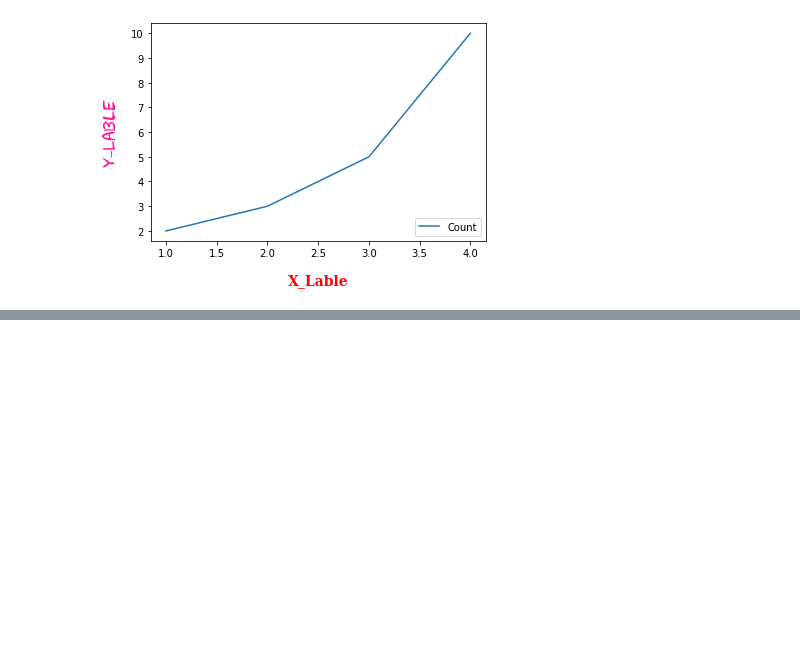
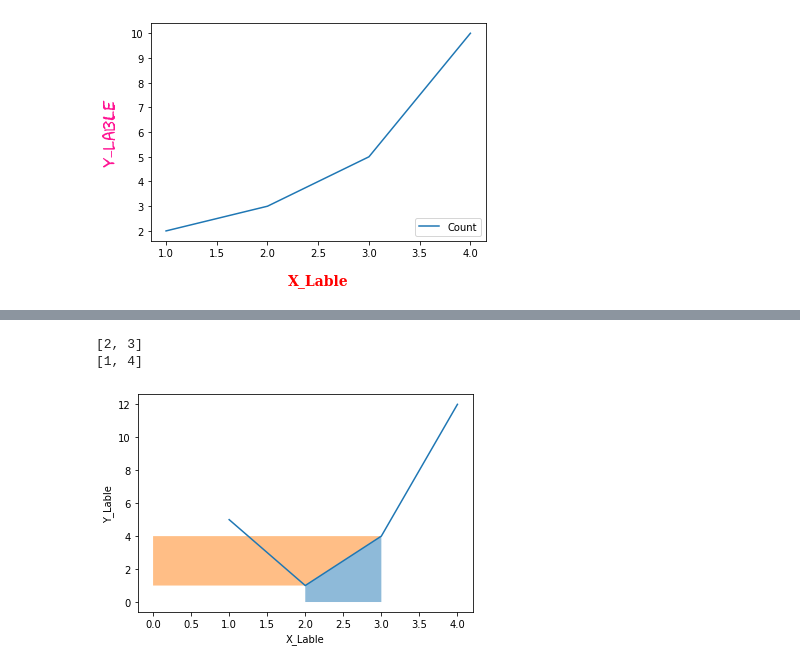
Before and after one commit to JGH94/python_MatplotLib, a Jupyter notebook: python_MatplotLib.ipynb, the cells around one changed output, grey strips where cells are left out. Drawn from its saved outputs; the diff is of its cells as text; code cells hidden in the pictures; blank space fills up the shorter version.

```diff
--- a/python_MatplotLib.ipynb
+++ b/python_MatplotLib.ipynb
@@ -90,0 +99,20 @@ plt.show()
+# %%
+# 구간 표현
+x = [1, 2, 3, 4]
+y = [5, 1, 4, 12]
+
+plt.plot(x, y)
+plt.xlabel('X_Lable')
+plt.ylabel('Y_Lable')
+print(x[1:3])
+print(y[1:3])
+# x의 2,3 의 값 y의 1,4의 값을 넣어주고, 간격을 0.5로 설정
+# Y좌표 영역 설정
+plt.fill_between(x[1:3], y[1:3], alpha=0.5)
+# Y좌표 영역 설정
+plt.fill_betweenx(y[1:3], x[1:3], alpha=0.5)
+plt.show()
+# %% [output]
+[2, 3]
+[1, 4]
+[figure, added]
```
Also changed, not shown: parts of 2 cells of this notebook.
